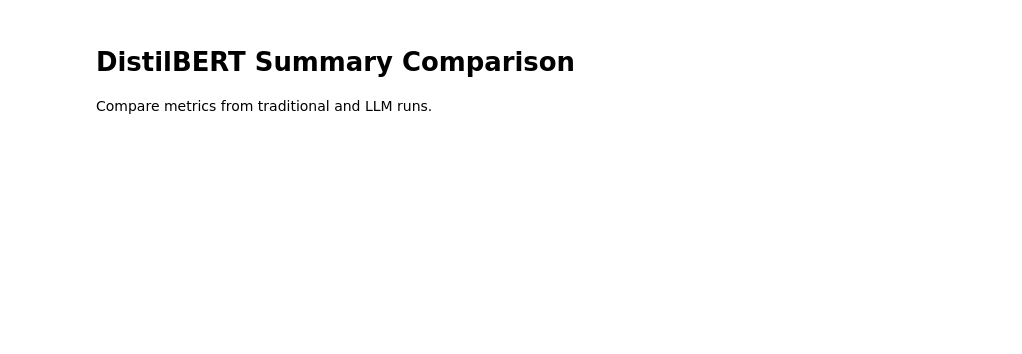
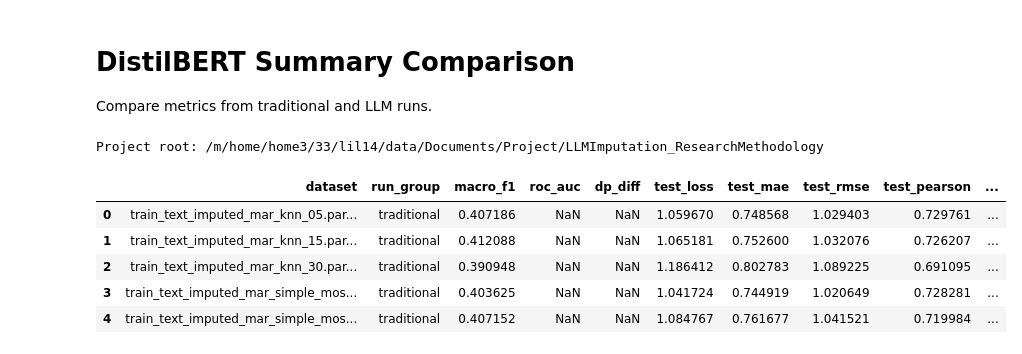
Before and after one commit to Cunyli/LLMImputation_ResearchMethodology, a Jupyter notebook: notebooks/distilbert_summary_comparison_third.ipynb, the cells around one changed output. Drawn from its saved outputs; the diff is of its cells as text; code cells hidden in the pictures; blank space fills up the shorter version.

```diff
--- a/notebooks/distilbert_summary_comparison_third.ipynb
+++ b/notebooks/distilbert_summary_comparison_third.ipynb
@@ -4,27 +4,64 @@ Compare metrics from traditional and LLM runs.
 # %%
 import os
 import json
 from pathlib import Path
 import pandas as pd
 import seaborn as sns
 import matplotlib.pyplot as plt
 
 project_root = Path.cwd().resolve()
 if project_root.name == 'notebooks':
     project_root = project_root.parent
 os.chdir(project_root)
 print('Project root:', project_root)
 
 def load_summary(path: Path, label: str) -> pd.DataFrame:
     data = json.loads(path.read_text(encoding='utf-8'))
     df = pd.DataFrame(data)
+    metrics_expanded = pd.json_normalize(df['metrics']).add_prefix('metric_')
+    df = pd.concat([df, metrics_expanded], axis=1)
     df['run_group'] = label
     return df
+
+def pick_metric_from_row(row: pd.Series, candidate_keys):
+    metrics_dict = row.get('metrics', {}) if isinstance(row.get('metrics', {}), dict) else {}
+    for key in candidate_keys:
+        metric_col = f'metric_{key}'
+        if metric_col in row.index and pd.notna(row[metric_col]):
+            return row[metric_col]
+        value = metrics_dict.get(key)
+        if value is not None:
+            return value
+    return float('nan')
+
+metric_aliases = {
+    'macro_f1': ['macro_f1', 'test_macro_f1_from_regression', 'eval_macro_f1_from_regression'],
+    'roc_auc': ['roc_auc', 'test_roc_auc', 'eval_roc_auc'],
+    'dp_diff': ['dp_diff', 'demographic_parity_diff', 'dp_gap'],
+    'test_loss': ['test_loss'],
+    'test_mae': ['test_mae'],
+    'test_rmse': ['test_rmse'],
+    'test_pearson': ['test_pearson'],
+    'test_spearman': ['test_spearman'],
+    'eval_loss': ['eval_loss'],
+    'eval_mae': ['eval_mae'],
+    'eval_rmse': ['eval_rmse'],
+    'eval_pearson': ['eval_pearson'],
+    'eval_spearman': ['eval_spearman']
+}
 
 trad_df = load_summary(project_root / 'outputs/distilbert_imputed_runs/summary.json', 'traditional')
 llm_df = load_summary(project_root / 'outputs/distilbert_imputed_llm_runs_third/summary.json', 'llm')
 df = pd.concat([trad_df, llm_df], ignore_index=True, sort=False)
-df['macro_f1'] = df['metrics'].apply(lambda m: m.get('macro_f1', float('nan')))
-df['roc_auc'] = df['metrics'].apply(lambda m: m.get('roc_auc', float('nan')))
-df['dp_diff'] = df['metrics'].apply(lambda m: m.get('dp_diff', float('nan')))
-df[['dataset', 'run_group', 'macro_f1', 'roc_auc', 'dp_diff']].head()
+for column, keys in metric_aliases.items():
+    df[column] = df.apply(lambda row, k=keys: pick_metric_from_row(row, k), axis=1)
+display_columns = ['dataset', 'run_group'] + list(metric_aliases.keys())
+df[display_columns].head()
+# %% [output]
+Project root: /m/home/home3/33/lil14/data/Documents/Project/LLMImputation_ResearchMethodology
+|  | dataset | run_group | macro_f1 | roc_auc | dp_diff | test_loss | test_mae | test_rmse | test_pearson | ... |
+| 0 | train_text_imputed_mar_knn_05.par... | traditional | 0.407186 | NaN | NaN | 1.059670 | 0.748568 | 1.029403 | 0.729761 | ... |
+| 1 | train_text_imputed_mar_knn_15.par... | traditional | 0.412088 | NaN | NaN | 1.065181 | 0.752600 | 1.032076 | 0.726207 | ... |
+| 2 | train_text_imputed_mar_knn_30.par... | traditional | 0.390948 | NaN | NaN | 1.186412 | 0.802783 | 1.089225 | 0.691095 | ... |
+| 3 | train_text_imputed_mar_simple_mos... | traditional | 0.403625 | NaN | NaN | 1.041724 | 0.744919 | 1.020649 | 0.728281 | ... |
+| 4 | train_text_imputed_mar_simple_mos... | traditional | 0.407152 | NaN | NaN | 1.084767 | 0.761677 | 1.041521 | 0.719984 | ... |
```
Also changed, not shown: parts of 4 cells of this notebook.
